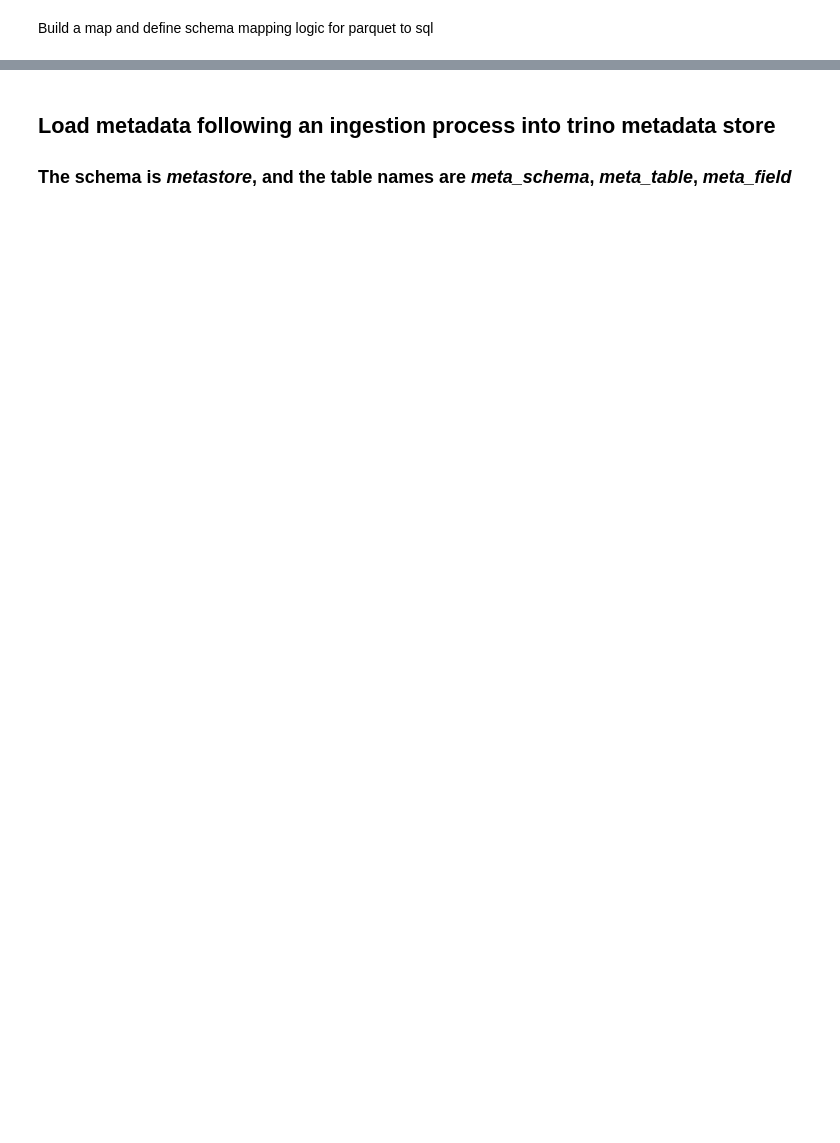
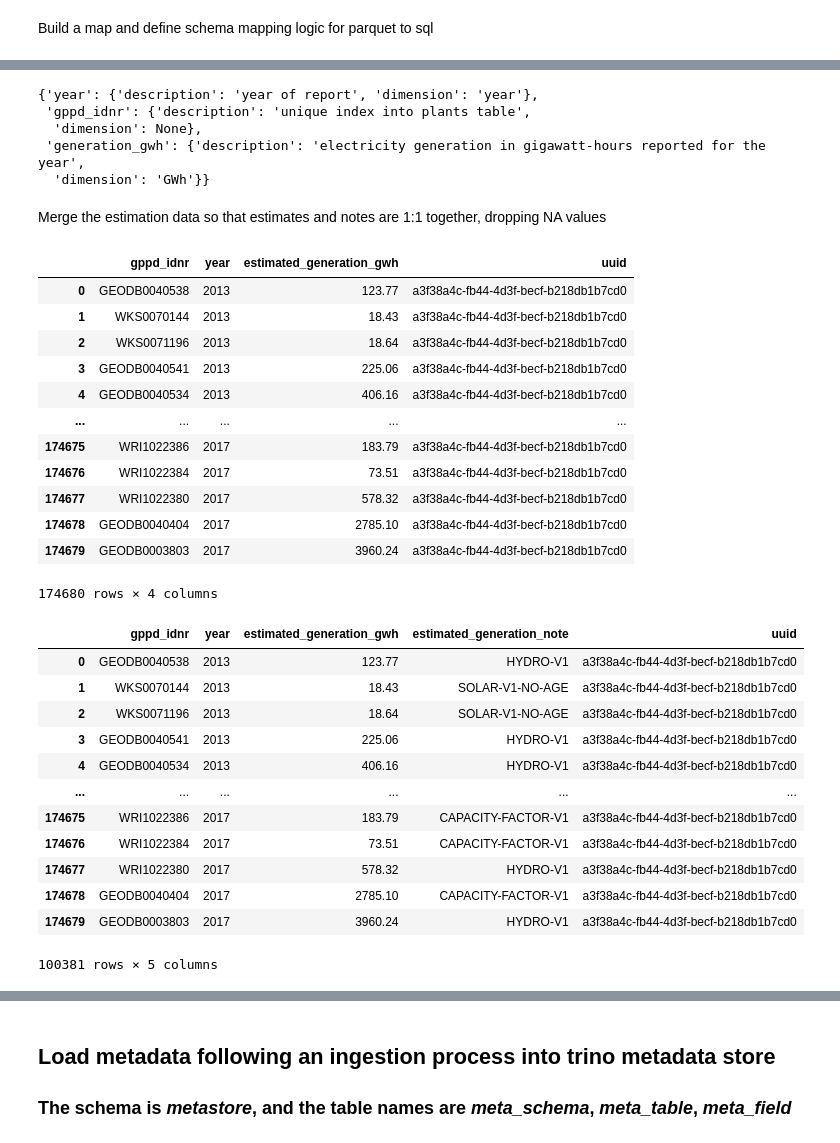
Before and after one commit to os-climate/wri-gppd-ingestion-pipeline, a Jupyter notebook: notebooks/WRI-gppd-ingest.ipynb, the cells around one changed output, grey strips where cells are left out. Drawn from its saved outputs; the diff is of its cells as text; code cells hidden in the pictures; blank space fills up the shorter version.

```diff
--- a/notebooks/WRI-gppd-ingest.ipynb
+++ b/notebooks/WRI-gppd-ingest.ipynb
@@ -233,0 +296,15 @@ for tablename, df in tablename_to_df.items():
+# %%
+import pandas as pd
+import numpy as np
+
+wri_file = bucket.Object('WRI/global_power_plant_database_v_1_3/global_power_plant_database.csv').get()['Body']
+
+# Because NaN cannot be converted to int type, we cannot use int as a datatype for years that are NaN
+
+wri_df = pd.read_csv(wri_file, dtype={'latitude':'float64', 'longitude':'float64', 'capacity_mw':'float64', 'other_fuel3':'str'})
+
+# Add a unique identifier to the data set
+uid = str(uuid.uuid4())
+wri_df['uuid'] = uid
+
+display(wri_df.columns)
@@ -233,0 +469,62 @@ for tablename, df in tablename_to_df.items():
+# %%
+restored_meta_fields
+# %% [output]
+{'year': {'description': 'year of report', 'dimension': 'year'},
+ 'gppd_idnr': {'description': 'unique index into plants table',
+  'dimension': None},
+ 'generation_gwh': {'description': 'electricity generation in gigawatt-hours reported for the year',
+  'dimension': 'GWh'}}
+# %% [markdown]
+Merge the estimation data so that estimates and notes are 1:1 together, dropping NA values
+# %%
+wri_id_vars = ['gppd_idnr', 'uuid']
+wri_value_vars = ['estimated_generation_gwh_2013', 'estimated_generation_gwh_2014', 'estimated_generation_gwh_2015',
+                  'estimated_generation_gwh_2016', 'estimated_generation_gwh_2017']
+wri_estimated_gwh = wri_df.melt(wri_id_vars, wri_value_vars, var_name='year', value_name='estimated_generation_gwh')
+wri_estimated_gwh['year'] = pd.to_numeric(wri_estimated_gwh['year'].apply(lambda x: int(x.split('_')[-1])))
+
+wri_value_vars = ['estimated_generation_note_2013', 'estimated_generation_note_2014', 'estimated_generation_note_2015',
+                  'estimated_generation_note_2016', 'estimated_generation_note_2017']
+wri_estimated_note = wri_df.melt(wri_id_vars, wri_value_vars, var_name='year', value_name='estimated_generation_note')
+wri_estimated_note['year'] = pd.to_numeric(wri_estimated_note['year'].apply(lambda x: int(x.split('_')[-1])))
+
+# Push uuid to the end of the column list
+wri_estimated_gwh.insert(len(wri_estimated_gwh.columns)-1, 'uuid', wri_estimated_gwh.pop('uuid'))
+
+display(wri_estimated_gwh)
+
+wri_estimated_gwh = wri_estimated_gwh.merge(wri_estimated_note, on=['gppd_idnr', 'year', 'uuid'], validate="one_to_one")
+
+wri_estimated_gwh.dropna(subset=['estimated_generation_gwh'],inplace=True)
+
+# Push uuid to the end of the column list
+wri_estimated_gwh.insert(len(wri_estimated_gwh.columns)-1, 'uuid', wri_estimated_gwh.pop('uuid'))
+
+display(wri_estimated_gwh)
+# %% [output]
+|  | gppd_idnr | year | estimated_generation_gwh | uuid |
+| 0 | GEODB0040538 | 2013 | 123.77 | a3f38a4c-fb44-4d3f-becf-b218db1b7cd0 |
+| 1 | WKS0070144 | 2013 | 18.43 | a3f38a4c-fb44-4d3f-becf-b218db1b7cd0 |
+| 2 | WKS0071196 | 2013 | 18.64 | a3f38a4c-fb44-4d3f-becf-b218db1b7cd0 |
+| 3 | GEODB0040541 | 2013 | 225.06 | a3f38a4c-fb44-4d3f-becf-b218db1b7cd0 |
+| 4 | GEODB0040534 | 2013 | 406.16 | a3f38a4c-fb44-4d3f-becf-b218db1b7cd0 |
+| ... | ... | ... | ... | ... |
+| 174675 | WRI1022386 | 2017 | 183.79 | a3f38a4c-fb44-4d3f-becf-b218db1b7cd0 |
+| 174676 | WRI1022384 | 2017 | 73.51 | a3f38a4c-fb44-4d3f-becf-b218db1b7cd0 |
+| 174677 | WRI1022380 | 2017 | 578.32 | a3f38a4c-fb44-4d3f-becf-b218db1b7cd0 |
+| 174678 | GEODB0040404 | 2017 | 2785.10 | a3f38a4c-fb44-4d3f-becf-b218db1b7cd0 |
+| 174679 | GEODB0003803 | 2017 | 3960.24 | a3f38a4c-fb44-4d3f-becf-b218db1b7cd0 |
+174680 rows × 4 columns
+|  | gppd_idnr | year | estimated_generation_gwh | estimated_generation_note | uuid |
+| 0 | GEODB0040538 | 2013 | 123.77 | HYDRO-V1 | a3f38a4c-fb44-4d3f-becf-b218db1b7cd0 |
+| 1 | WKS0070144 | 2013 | 18.43 | SOLAR-V1-NO-AGE | a3f38a4c-fb44-4d3f-becf-b218db1b7cd0 |
+| 2 | WKS0071196 | 2013 | 18.64 | SOLAR-V1-NO-AGE | a3f38a4c-fb44-4d3f-becf-b218db1b7cd0 |
+| 3 | GEODB0040541 | 2013 | 225.06 | HYDRO-V1 | a3f38a4c-fb44-4d3f-becf-b218db1b7cd0 |
+| 4 | GEODB0040534 | 2013 | 406.16 | HYDRO-V1 | a3f38a4c-fb44-4d3f-becf-b218db1b7cd0 |
+| ... | ... | ... | ... | ... | ... |
+| 174675 | WRI1022386 | 2017 | 183.79 | CAPACITY-FACTOR-V1 | a3f38a4c-fb44-4d3f-becf-b218db1b7cd0 |
+| 174676 | WRI1022384 | 2017 | 73.51 | CAPACITY-FACTOR-V1 | a3f38a4c-fb44-4d3f-becf-b218db1b7cd0 |
+| 174677 | WRI1022380 | 2017 | 578.32 | HYDRO-V1 | a3f38a4c-fb44-4d3f-becf-b218db1b7cd0 |
+| 174678 | GEODB0040404 | 2017 | 2785.10 | CAPACITY-FACTOR-V1 | a3f38a4c-fb44-4d3f-becf-b218db1b7cd0 |
+| 174679 | GEODB0003803 | 2017 | 3960.24 | HYDRO-V1 | a3f38a4c-fb44-4d3f-becf-b218db1b7cd0 |
+100381 rows × 5 columns
```
Also changed, not shown: parts of 85 cells of this notebook.
